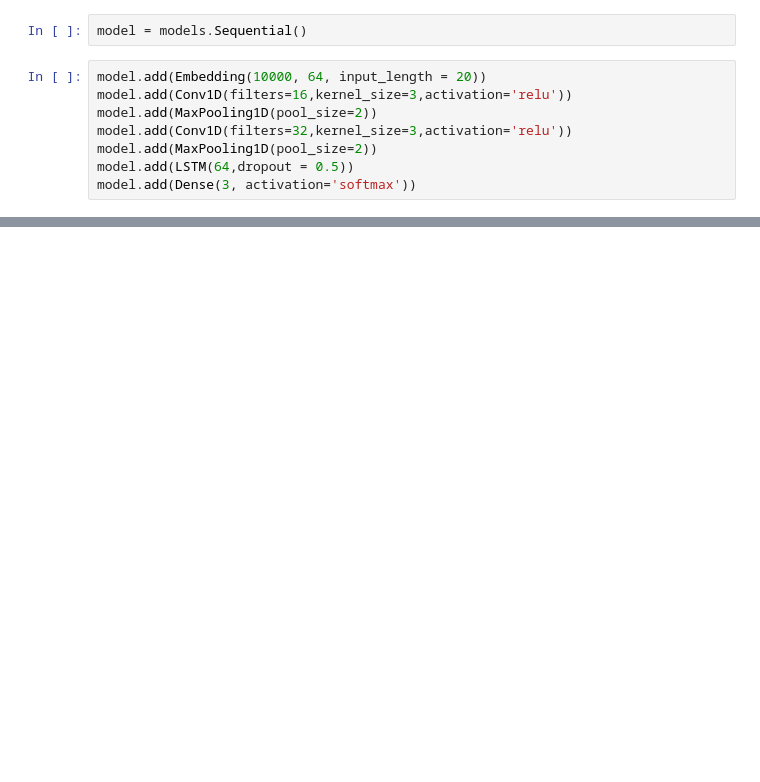
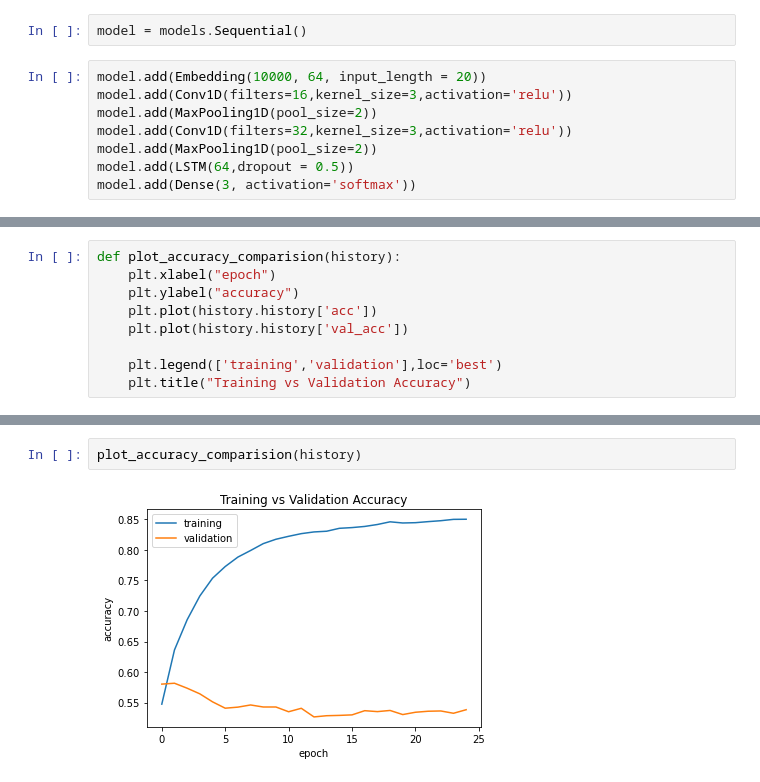
Before and after one commit to Abhijith-Nagarajan/Machine-Learning-Training, a Jupyter notebook: NLP/Twitter_Sentiment_Analysis.ipynb, the cells around one changed output, grey strips where cells are left out. Saved outputs shown, nothing was run; the diff lists cells and outputs as text; blank space fills up the shorter version.

```diff
--- a/NLP/Twitter_Sentiment_Analysis.ipynb
+++ b/NLP/Twitter_Sentiment_Analysis.ipynb
@@ -501,0 +480,9 @@ Text(0.5, 1.0, 'Training vs Validation Accuracy')
+# %%
+def plot_accuracy_comparision(history):
+    plt.xlabel("epoch")
+    plt.ylabel("accuracy")
+    plt.plot(history.history['acc'])
+    plt.plot(history.history['val_acc'])
+
+    plt.legend(['training','validation'],loc='best')
+    plt.title("Training vs Validation Accuracy")
@@ -501,0 +503,4 @@ Text(0.5, 1.0, 'Training vs Validation Accuracy')
+# %%
+plot_accuracy_comparision(history)
+# %% [output]
+[figure, added]
```
Also changed, not shown: parts of 58 cells of this notebook.
